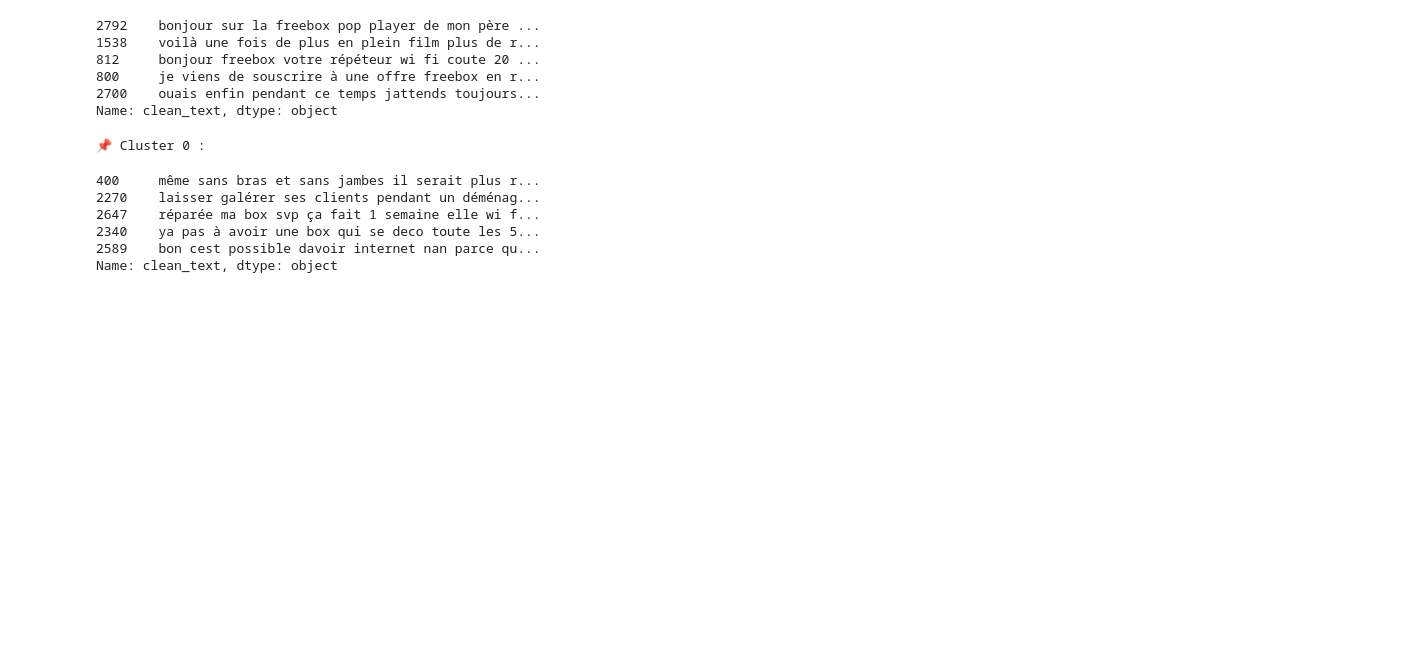
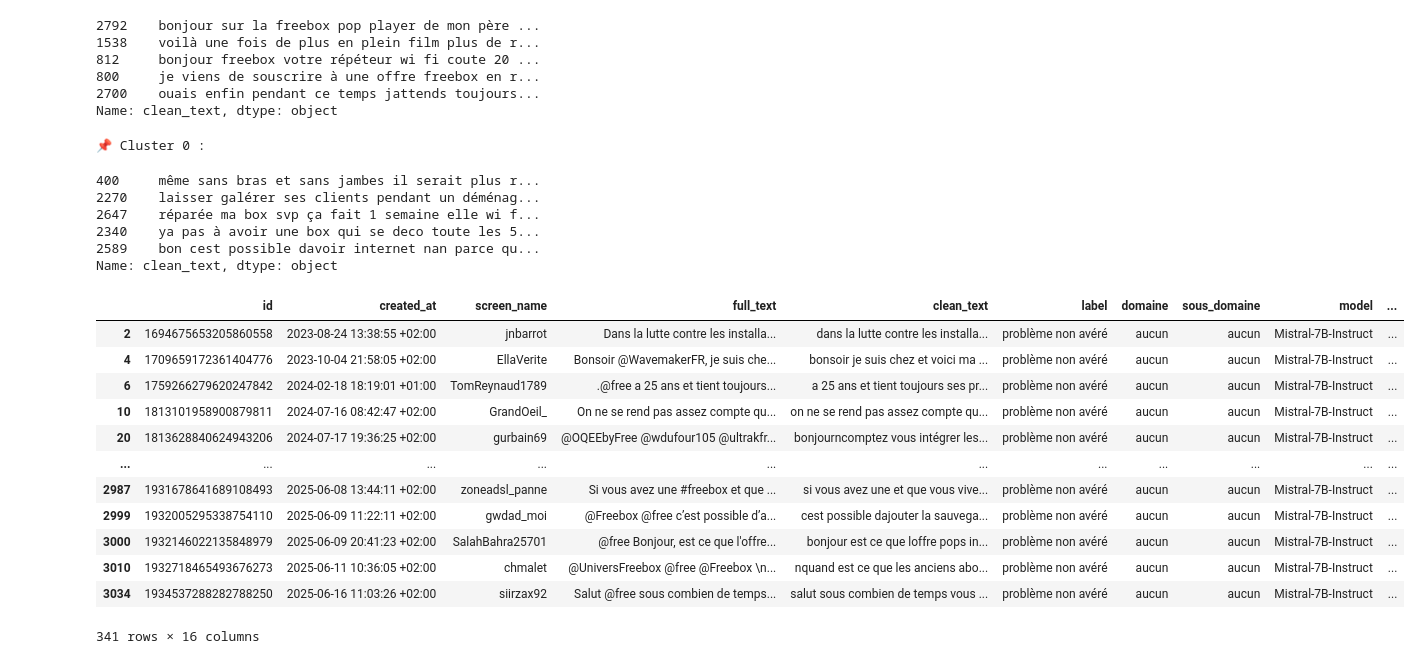
Before and after one commit to el-cer/SAVIA, a Jupyter notebook: notebooks/clustering_tweet.ipynb, the cells around one changed output. Saved outputs shown, nothing was run; the diff lists cells and outputs as text; code cells hidden in the pictures; blank space fills up the shorter version.

```diff
--- a/notebooks/clustering_tweet.ipynb
+++ b/notebooks/clustering_tweet.ipynb
@@ -126,3 +200,19 @@ Name: clean_text, dtype: object
 2340    ya pas à avoir une box qui se deco toute les 5...
 2589    bon cest possible davoir internet nan parce qu...
 Name: clean_text, dtype: object
+# %%
+def analyze_()
+# %% [output]
+|  | id | created_at | screen_name | full_text | clean_text | label | domaine | sous_domaine | model | ... |
+| 2 | 1694675653205860558 | 2023-08-24 13:38:55 +02:00 | jnbarrot | Dans la lutte contre les installa... | dans la lutte contre les installa... | problème non avéré | aucun | aucun | Mistral-7B-Instruct | ... |
+| 4 | 1709659172361404776 | 2023-10-04 21:58:05 +02:00 | EllaVerite | Bonsoir @WavemakerFR, je suis che... | bonsoir je suis chez et voici ma ... | problème non avéré | aucun | aucun | Mistral-7B-Instruct | ... |
+| 6 | 1759266279620247842 | 2024-02-18 18:19:01 +01:00 | TomReynaud1789 | .@free a 25 ans et tient toujours... | a 25 ans et tient toujours ses pr... | problème non avéré | aucun | aucun | Mistral-7B-Instruct | ... |
+| 10 | 1813101958900879811 | 2024-07-16 08:42:47 +02:00 | GrandOeil_ | On ne se rend pas assez compte qu... | on ne se rend pas assez compte qu... | problème non avéré | aucun | aucun | Mistral-7B-Instruct | ... |
+| 20 | 1813628840624943206 | 2024-07-17 19:36:25 +02:00 | gurbain69 | @OQEEbyFree @wdufour105 @ultrakfr... | bonjourncomptez vous intégrer les... | problème non avéré | aucun | aucun | Mistral-7B-Instruct | ... |
+| ... | ... | ... | ... | ... | ... | ... | ... | ... | ... | ... |
+| 2987 | 1931678641689108493 | 2025-06-08 13:44:11 +02:00 | zoneadsl_panne | Si vous avez une #freebox et que ... | si vous avez une et que vous vive... | problème non avéré | aucun | aucun | Mistral-7B-Instruct | ... |
+| 2999 | 1932005295338754110 | 2025-06-09 11:22:11 +02:00 | gwdad_moi | @Freebox @free c’est possible d’a... | cest possible dajouter la sauvega... | problème non avéré | aucun | aucun | Mistral-7B-Instruct | ... |
+| 3000 | 1932146022135848979 | 2025-06-09 20:41:23 +02:00 | SalahBahra25701 | @free Bonjour, est ce que l'offre... | bonjour est ce que loffre pops in... | problème non avéré | aucun | aucun | Mistral-7B-Instruct | ... |
+| 3010 | 1932718465493676273 | 2025-06-11 10:36:05 +02:00 | chmalet | @UniversFreebox @free @Freebox \n... | nquand est ce que les anciens abo... | problème non avéré | aucun | aucun | Mistral-7B-Instruct | ... |
+| 3034 | 1934537288282788250 | 2025-06-16 11:03:26 +02:00 | siirzax92 | Salut @free sous combien de temps... | salut sous combien de temps vous ... | problème non avéré | aucun | aucun | Mistral-7B-Instruct | ... |
+341 rows × 16 columns
```
Also changed, not shown: parts of 7 cells of this notebook, 2 other files.
